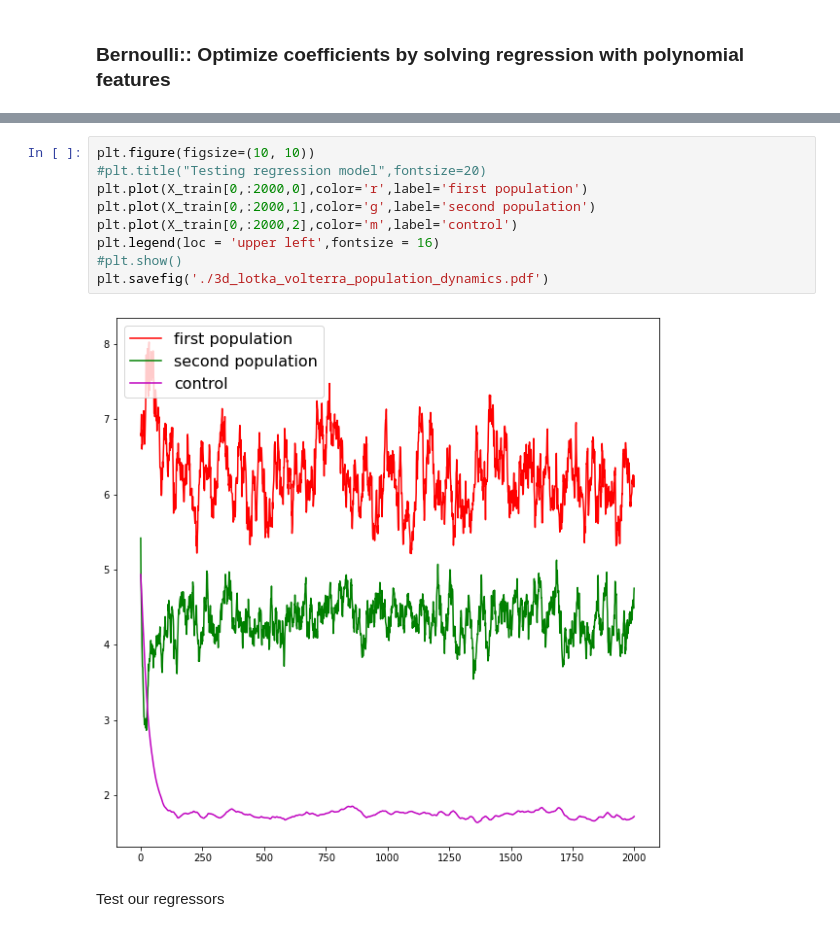
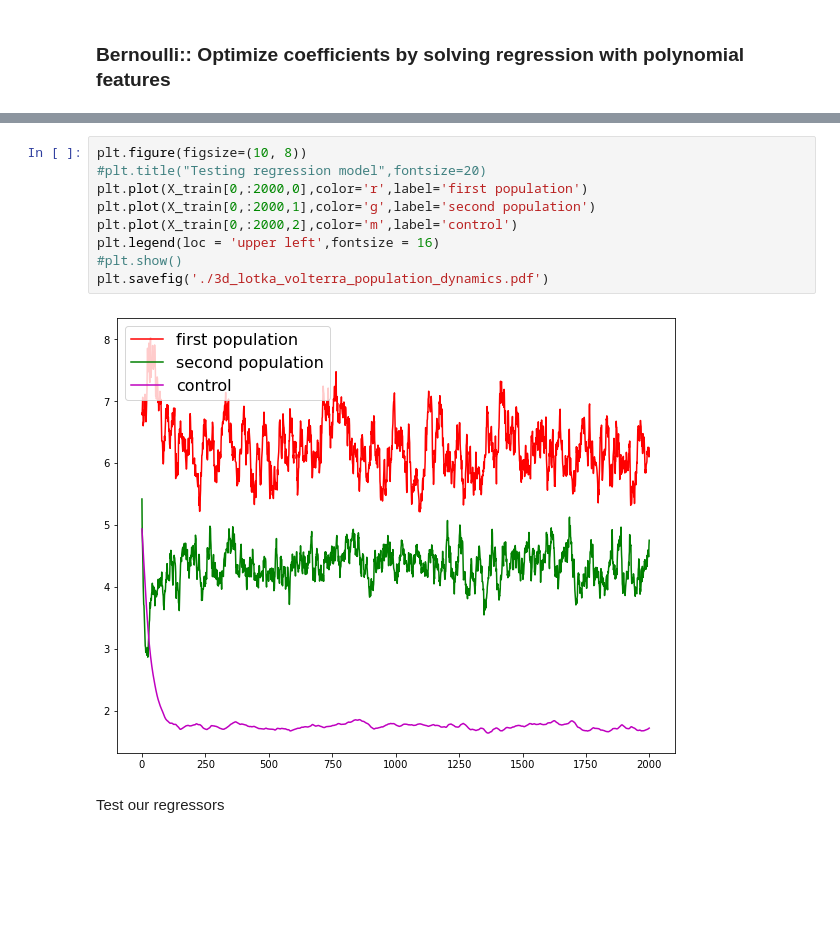
Before and after one commit to svsamsonov/VR-MCMC, a Jupyter notebook: Code/Lotka_Volterra_with_deterministic_control.ipynb, the cells around one changed output, grey strips where cells are left out. Cells and saved outputs as stored; diff of their text form; blank space fills up the shorter version.

```diff
--- a/Code/Lotka_Volterra_with_deterministic_control.ipynb
+++ b/Code/Lotka_Volterra_with_deterministic_control.ipynb
@@ -356,16 +356,16 @@ for i in range(len(regr_vals)):
   -1.26099621e-02  5.03197500e-02  2.54207758e-01  1.73515985e-01
    2.64110416e-02  1.88744158e-01]]
 # %%
-plt.figure(figsize=(10, 10))
+plt.figure(figsize=(10, 8))
 #plt.title("Testing regression model",fontsize=20)
 plt.plot(X_train[0,:2000,0],color='r',label='first population')
 plt.plot(X_train[0,:2000,1],color='g',label='second population')
 plt.plot(X_train[0,:2000,2],color='m',label='control')
 plt.legend(loc = 'upper left',fontsize = 16)
 #plt.show()
 plt.savefig('./3d_lotka_volterra_population_dynamics.pdf')
 # %% [output]
-[figure, old version]
+[figure, new version]
 # %% [markdown]
 Test our regressors
 # %%
```
Also changed, not shown: 10 other files.
